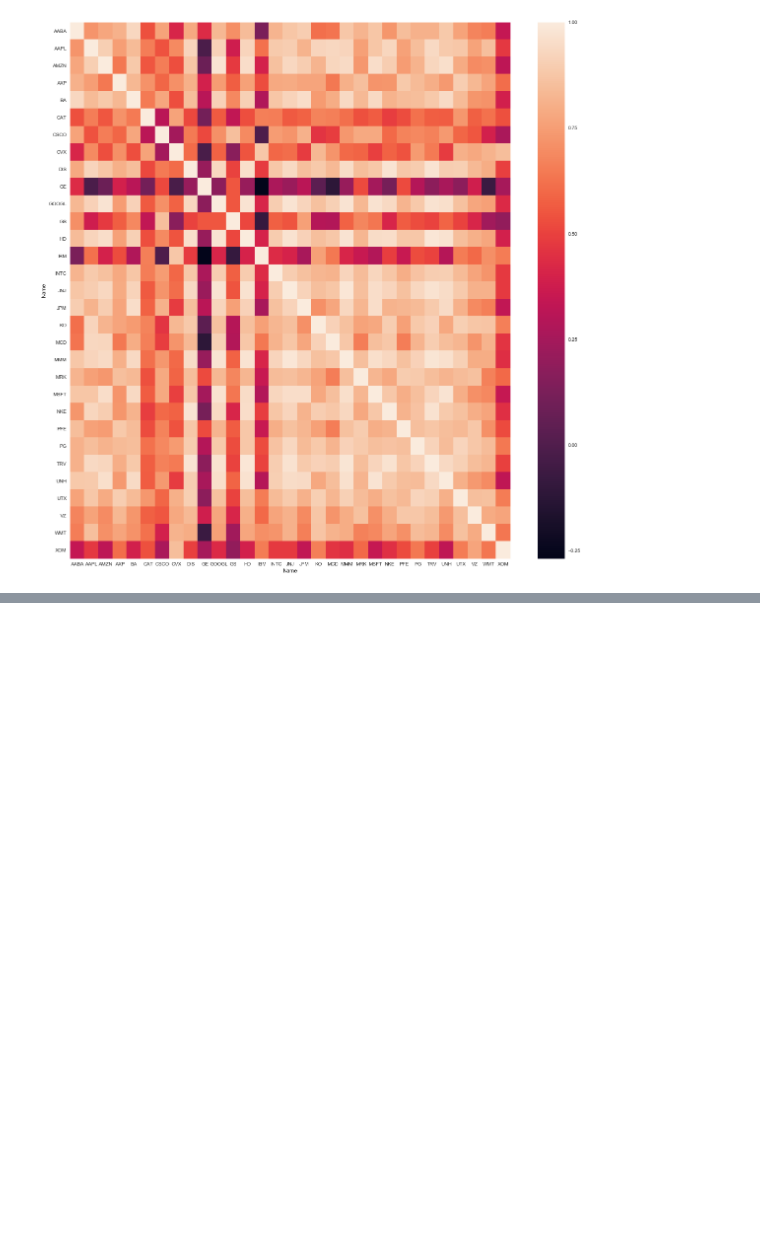
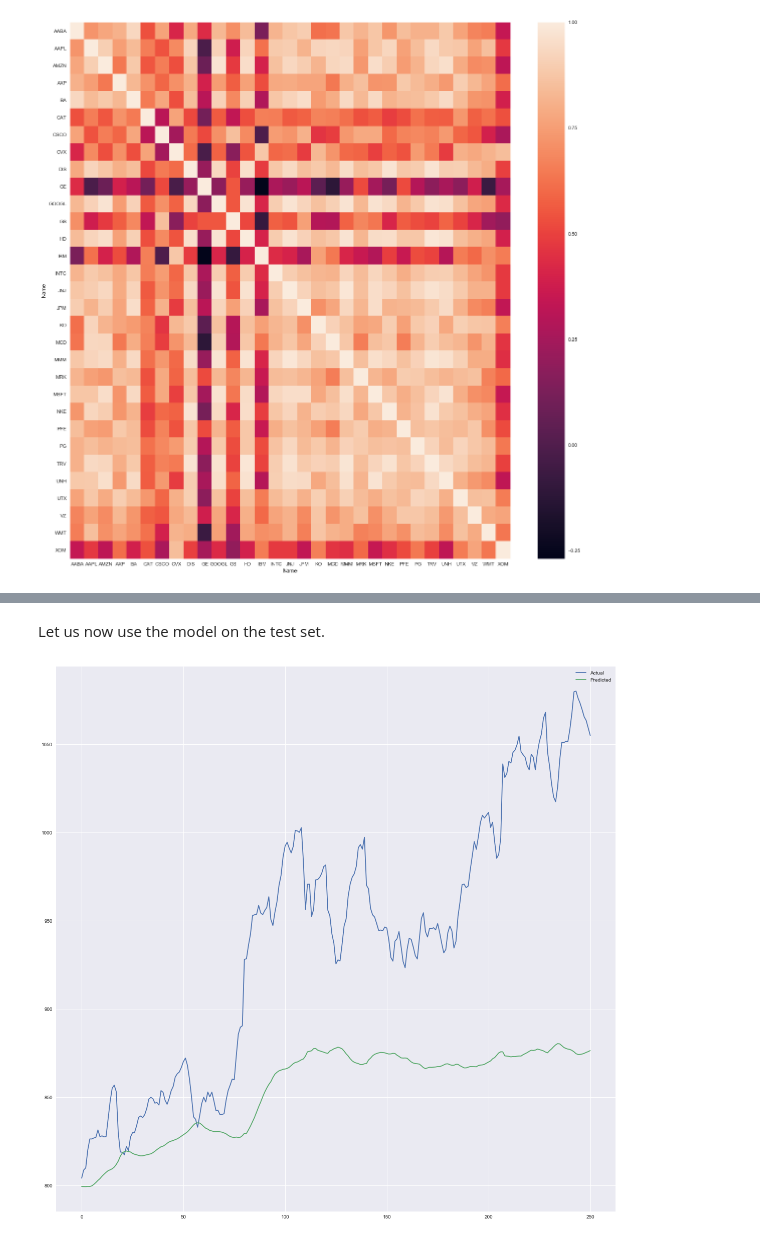
Before and after one commit to BikashShaw/MLPractice, a Jupyter notebook: djia_lstm.ipynb, the cells around one changed output, grey strips where cells are left out. Drawn from its saved outputs; the diff is of its cells as text; code cells hidden in the pictures; blank space fills up the shorter version.

```diff
--- a/djia_lstm.ipynb
+++ b/djia_lstm.ipynb
@@ -432,0 +547,2 @@ sns.heatmap(corr)
+# %%
+X_test = create_test_data()
@@ -432,0 +603,14 @@ sns.heatmap(corr)
+# %% [markdown]
+Let us now use the model on the test set.
+# %%
+def make_predictions(X_test, model):
+    y_pred = model.predict(X_test)
+    final_predictions = scaler.inverse_transform(y_pred)
+    fp = np.ndarray.flatten(final_predictions)
+    ap = np.ndarray.flatten(test_set)
+    pdf = pd.DataFrame(data={'Actual': ap, 'Predicted': fp})
+    pdf.plot()
+# %%
+make_predictions(X_test, simple_model)
+# %% [output]
+[figure, added]
```
Also changed, not shown: parts of 44 cells of this notebook, 7 other files.
